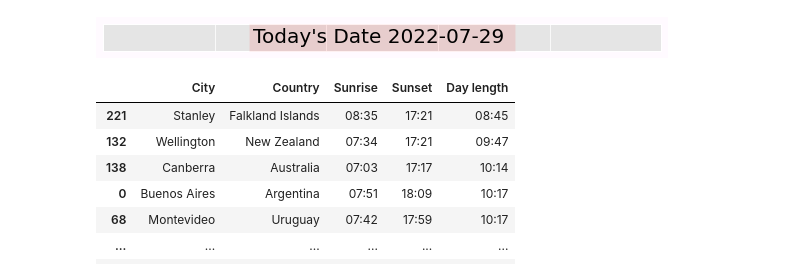
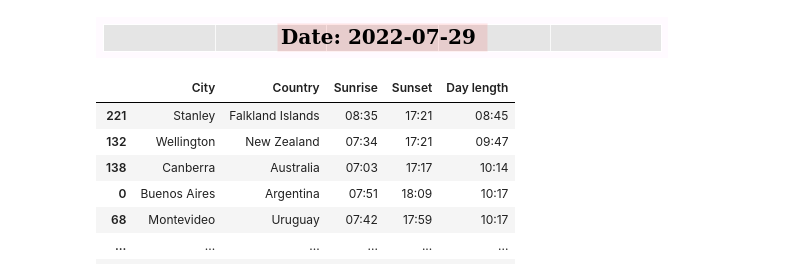
Before and after one commit to snaveerafrizvi/Sunsets-and-Sunrises, a Jupyter notebook: Sunsets_and_sunrises.ipynb, the cells around one changed output. Drawn from its saved outputs; the diff is of its cells as text; code cells hidden in the pictures.

```diff
--- a/Sunsets_and_sunrises.ipynb
+++ b/Sunsets_and_sunrises.ipynb
@@ -17,23 +17,21 @@ import plotly.graph_objects as go
 # %%
 
 fig,ax= plt.subplots(figsize=(10,0.5))
 ax.text(
     0.5,0.5,
-    "Today's Date: "+str(pd.to_datetime(dt.datetime.today().date()))[:11],
+    "Date: "+str(pd.to_datetime(dt.datetime.today().date()))[:11],
     bbox=dict(facecolor='red', alpha=0.1),
-    fontsize=20,horizontalalignment='center',
+    fontsize=20,fontweight="bold",family='serif',
+    horizontalalignment='center',
     verticalalignment='center',
     )
 ax.tick_params(
     axis='both',
     bottom=False, left=False,
     labelbottom=False, labelleft=False)
-#ax.tick_params(axis='y', labelsize=15)
 fig.set_facecolor(tuple(np.array([255, 250, 255]) / 255))
-
-#)
 # %% [output]
-[figure, old version]
+[figure, new version]
 # %%
 url = "https://www.sunrise-and-sunset.com/en/sun" #Set url
 df= pd.read_html(url)[0] #Read the dataset
```
Also changed, not shown: parts of 1 cell of this notebook.
